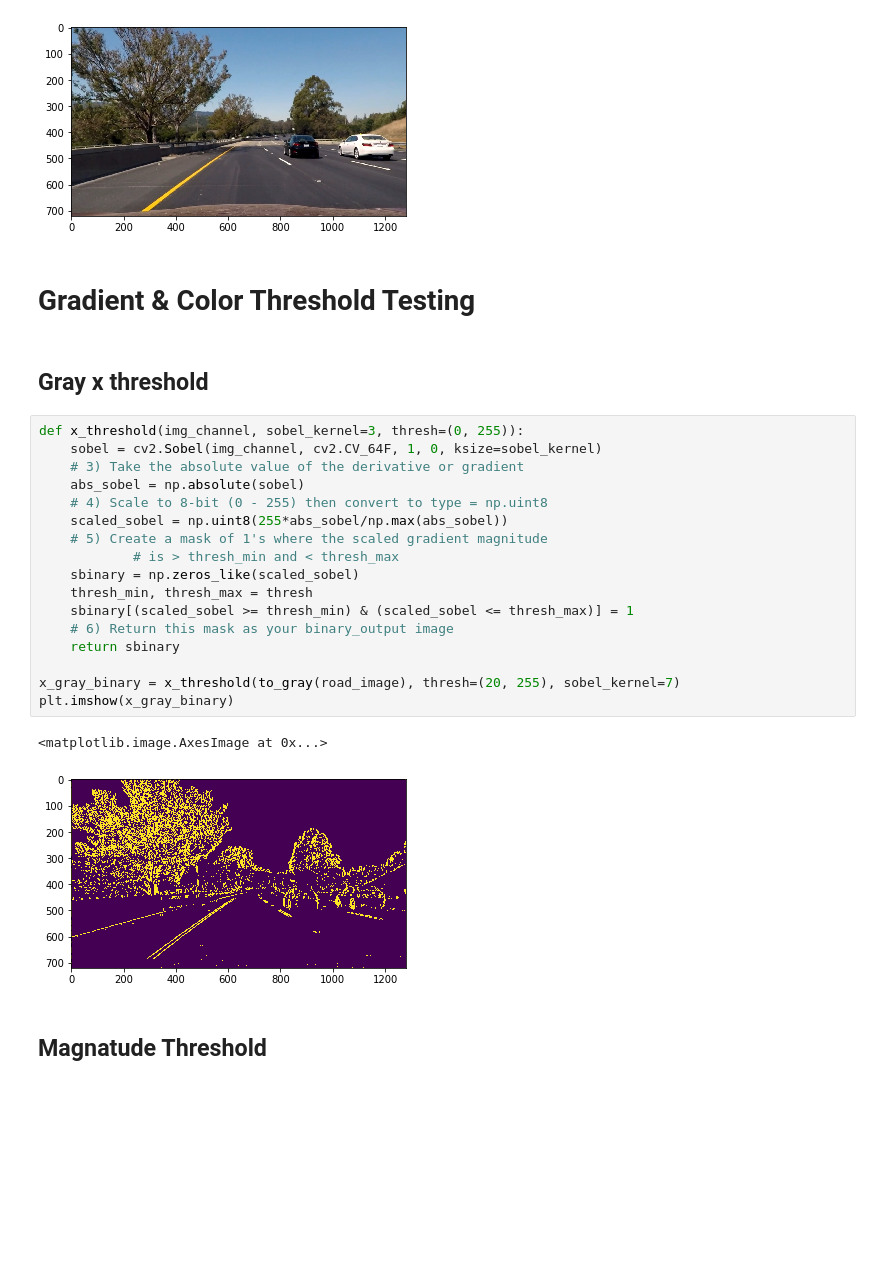
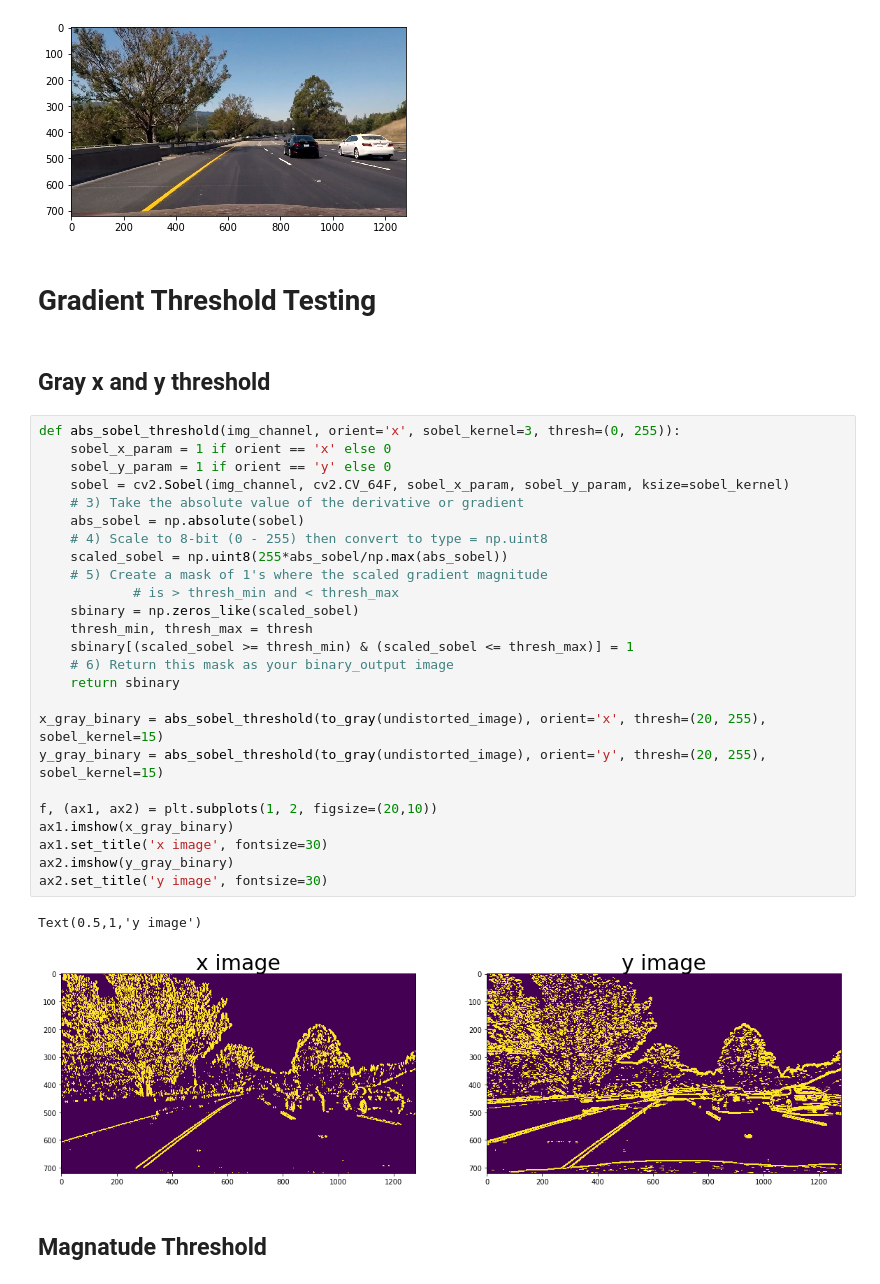
Before and after one commit to YuxiBupt/CarND-Advanced-Lane-Lines, a Jupyter notebook: Avanced-Lane-Finding.ipynb, the cells around one changed output. Saved outputs shown, nothing was run; the diff lists cells and outputs as text; blank space fills up the shorter version.

```diff
--- a/Avanced-Lane-Finding.ipynb
+++ b/Avanced-Lane-Finding.ipynb
@@ -111,29 +111,37 @@ plt.imshow(undistorted_image)
 <matplotlib.image.AxesImage at 0x...>
 [figure]
 # %% [markdown]
-# Gradient & Color Threshold Testing
+# Gradient Threshold Testing
 # %% [markdown]
-## Gray x threshold
+## Gray x and y threshold
 # %%
-def x_threshold(img_channel, sobel_kernel=3, thresh=(0, 255)):
-    sobel = cv2.Sobel(img_channel, cv2.CV_64F, 1, 0, ksize=sobel_kernel)
+def abs_sobel_threshold(img_channel, orient='x', sobel_kernel=3, thresh=(0, 255)):
+    sobel_x_param = 1 if orient == 'x' else 0
+    sobel_y_param = 1 if orient == 'y' else 0
+    sobel = cv2.Sobel(img_channel, cv2.CV_64F, sobel_x_param, sobel_y_param, ksize=sobel_kernel)
     # 3) Take the absolute value of the derivative or gradient
     abs_sobel = np.absolute(sobel)
     # 4) Scale to 8-bit (0 - 255) then convert to type = np.uint8
     scaled_sobel = np.uint8(255*abs_sobel/np.max(abs_sobel))
     # 5) Create a mask of 1's where the scaled gradient magnitude
             # is > thresh_min and < thresh_max
     sbinary = np.zeros_like(scaled_sobel)
     thresh_min, thresh_max = thresh
     sbinary[(scaled_sobel >= thresh_min) & (scaled_sobel <= thresh_max)] = 1
     # 6) Return this mask as your binary_output image
     return sbinary
 
-x_gray_binary = x_threshold(to_gray(road_image), thresh=(20, 255), sobel_kernel=7)
-plt.imshow(x_gray_binary)
+x_gray_binary = abs_sobel_threshold(to_gray(undistorted_image), orient='x', thresh=(20, 255), sobel_kernel=15)
+y_gray_binary = abs_sobel_threshold(to_gray(undistorted_image), orient='y', thresh=(20, 255), sobel_kernel=15)
+
+f, (ax1, ax2) = plt.subplots(1, 2, figsize=(20,10))
+ax1.imshow(x_gray_binary)
+ax1.set_title('x image', fontsize=30)
+ax2.imshow(y_gray_binary)
+ax2.set_title('y image', fontsize=30)
 # %% [output]
-<matplotlib.image.AxesImage at 0x...>
+Text(0.5,1,'y image')
-[figure, old version]
+[figure, new version]
 # %% [markdown]
 ## Magnatude Threshold
 # %%
```
Also changed, not shown: parts of 23 cells of this notebook.
